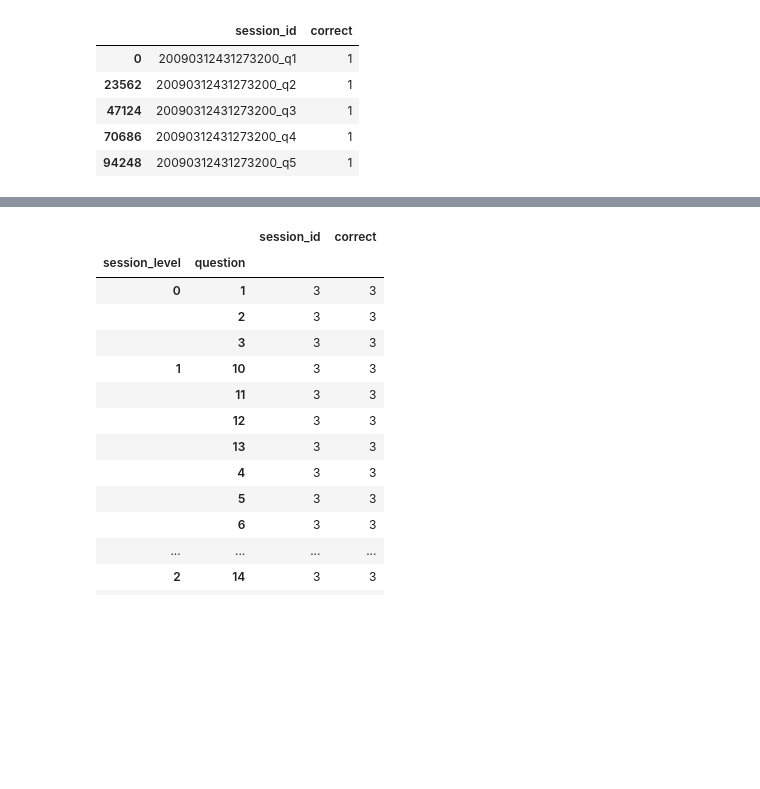
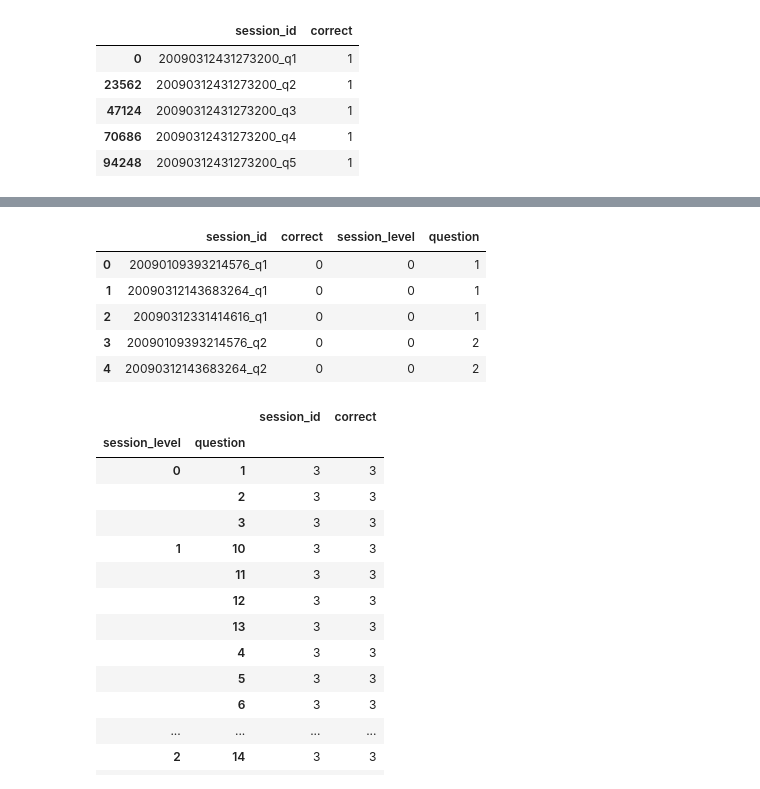
Before and after one commit to sitsawek/predict_student_performance_from_game_play, a Jupyter notebook: predict-student-performance-from-game-play.ipynb, the cells around one changed output, grey strips where cells are left out. Cells and saved outputs as stored; diff of their text form; code cells hidden in the pictures; blank space fills up the shorter version.

```diff
--- a/predict-student-performance-from-game-play.ipynb
+++ b/predict-student-performance-from-game-play.ipynb
@@ -152,6 +128,15 @@ submission_csv = '/Users/macintosh/Desktop/data_completitions/Kaggle/2023/predic
 df_submission = pd.read_csv(submission_csv)
 # %%
 df_submission['question'] = df_submission.session_id.apply(lambda x: x.split('_')[-1][1:])
+# %%
+df_submission.head()
+# %% [output]
+|  | session_id | correct | session_level | question |
+| 0 | 20090109393214576_q1 | 0 | 0 | 1 |
+| 1 | 20090312143683264_q1 | 0 | 0 | 1 |
+| 2 | 20090312331414616_q1 | 0 | 0 | 1 |
+| 3 | 20090109393214576_q2 | 0 | 0 | 2 |
+| 4 | 20090312143683264_q2 | 0 | 0 | 2 |
 # %%
 #Check which session_level proper for each question for training label?
 df_submission.groupby(['session_level', 'question']).count().sort_values(['session_level', 'question'])
```
Also changed, not shown: parts of 16 cells of this notebook.
